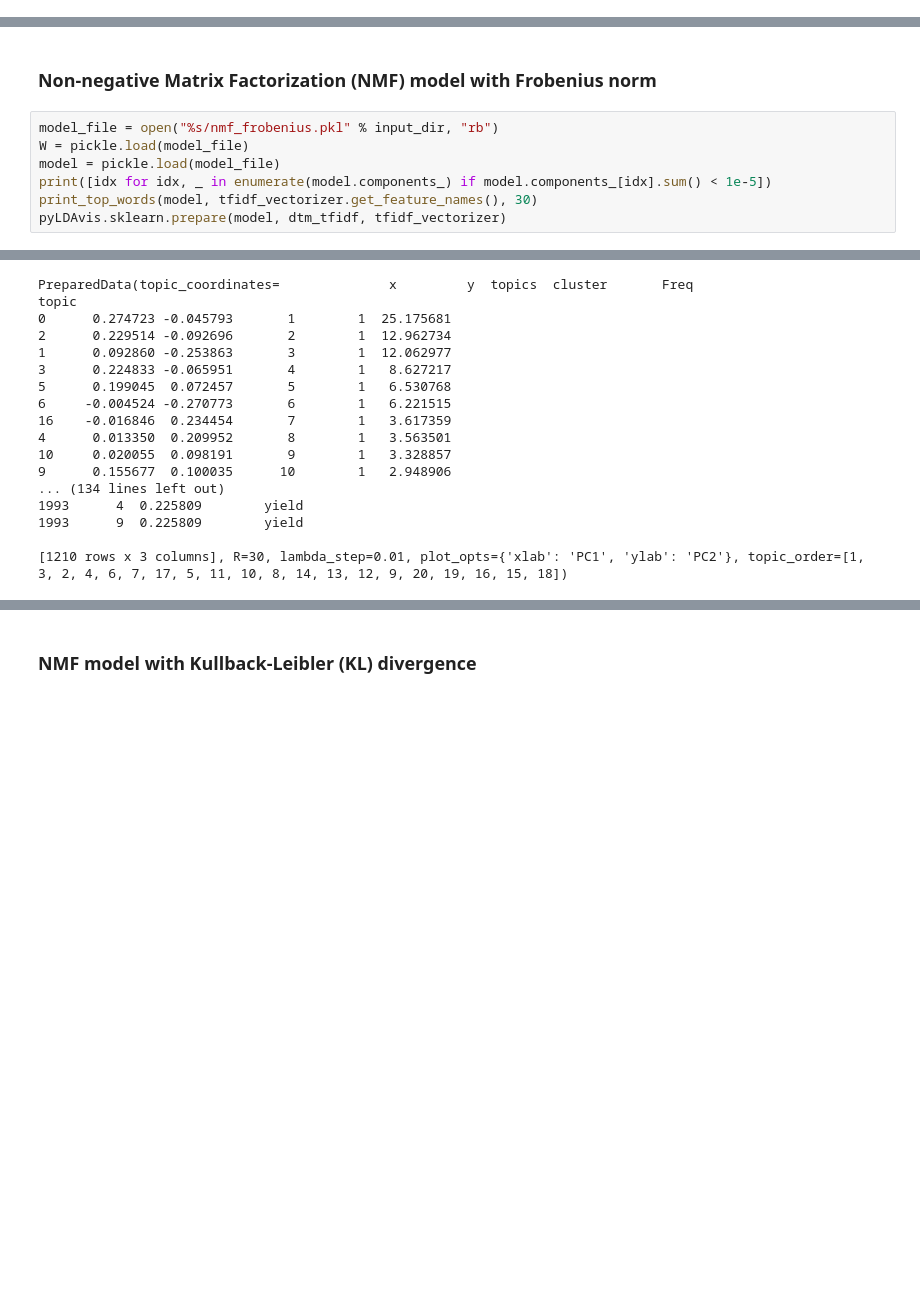
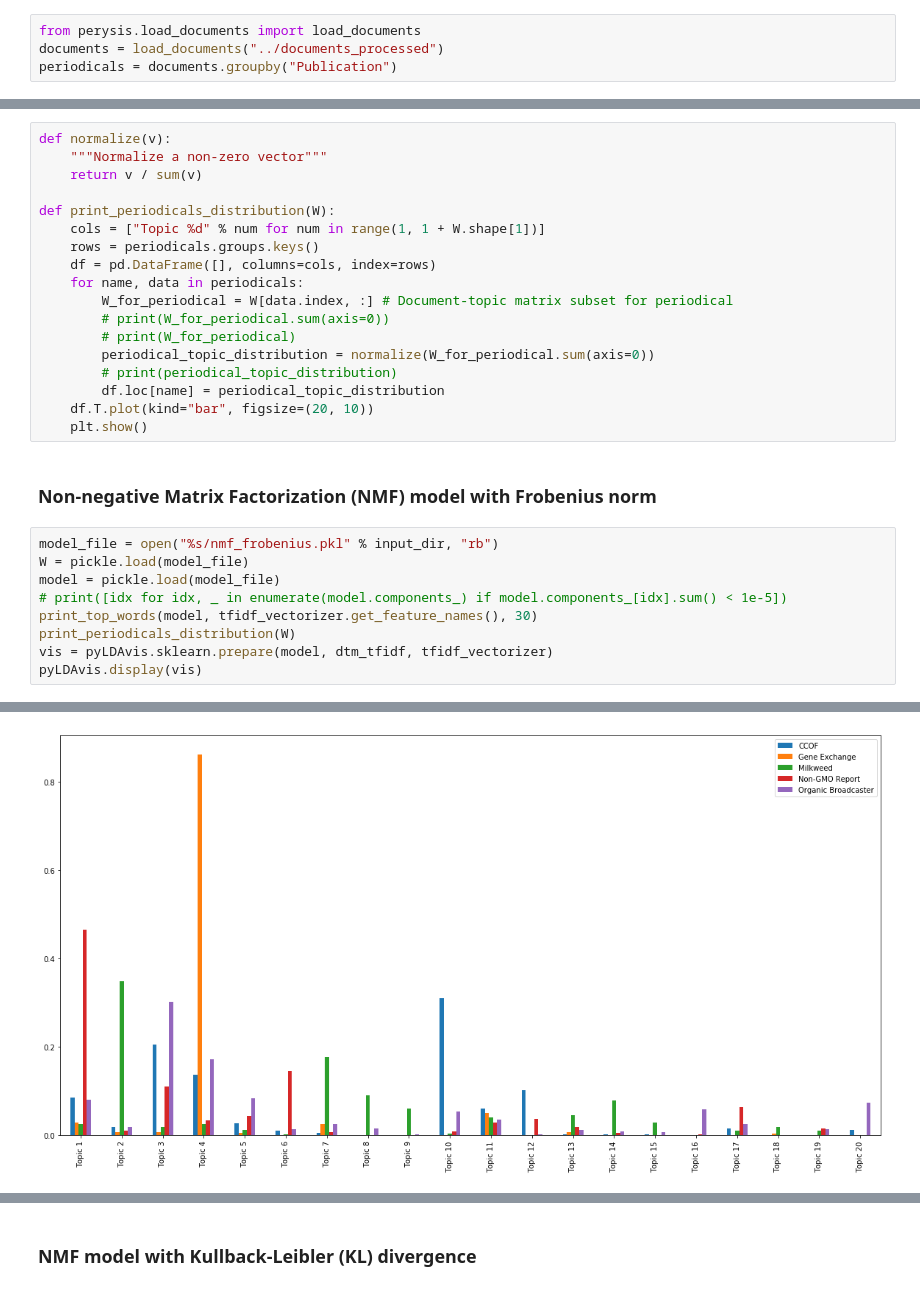
Before and after one commit to cloudbopper/periodicals-analysis, a Jupyter notebook: notebooks/topic_modeling.ipynb, the cells around one changed output, grey strips where cells are left out. Saved outputs shown, nothing was run; the diff lists cells and outputs as text; blank space fills up the shorter version.

Commit message:
Add visualization of topics per periodical

```diff
--- a/notebooks/topic_modeling.ipynb
+++ b/notebooks/topic_modeling.ipynb
@@ -20,3 +28,7 @@ subprocess.check_call(cmd, shell=True)
+# %%
+from perysis.load_documents import load_documents
+documents = load_documents("../documents_processed")
+periodicals = documents.groupby("Publication")
 # %% [markdown]
 ## Load document-term matrices (DTM)
 # %%
@@ -44,10 +59,30 @@ def print_top_words(model, feature_names, n_top_words):
+# %%
+def normalize(v):
+    """Normalize a non-zero vector"""
+    return v / sum(v)
+
+def print_periodicals_distribution(W):
+    cols = ["Topic %d" % num for num in range(1, 1 + W.shape[1])]
+    rows = periodicals.groups.keys()
+    df = pd.DataFrame([], columns=cols, index=rows)
+    for name, data in periodicals:
+        W_for_periodical = W[data.index, :] # Document-topic matrix subset for periodical
+        # print(W_for_periodical.sum(axis=0))
+        # print(W_for_periodical)
+        periodical_topic_distribution = normalize(W_for_periodical.sum(axis=0))
+        # print(periodical_topic_distribution)
+        df.loc[name] = periodical_topic_distribution
+    df.T.plot(kind="bar", figsize=(20, 10))
+    plt.show()
 # %% [markdown]
 ### Non-negative Matrix Factorization (NMF) model with Frobenius norm
 # %%
 model_file = open("%s/nmf_frobenius.pkl" % input_dir, "rb")
 W = pickle.load(model_file)
 model = pickle.load(model_file)
-print([idx for idx, _ in enumerate(model.components_) if model.components_[idx].sum() < 1e-5])
+# print([idx for idx, _ in enumerate(model.components_) if model.components_[idx].sum() < 1e-5])
 print_top_words(model, tfidf_vectorizer.get_feature_names(), 30)
-pyLDAvis.sklearn.prepare(model, dtm_tfidf, tfidf_vectorizer)
+print_periodicals_distribution(W)
+vis = pyLDAvis.sklearn.prepare(model, dtm_tfidf, tfidf_vectorizer)
+pyLDAvis.display(vis)
 # %% [output]
@@ -71,17 +106 @@ Topic #19: chapter trail membership audit notice broadcaster weed exchange mr me
-PreparedData(topic_coordinates=              x         y  topics  cluster       Freq
-topic
-0      0.274723 -0.045793       1        1  25.175681
-2      0.229514 -0.092696       2        1  12.962734
-1      0.092860 -0.253863       3        1  12.062977
-3      0.224833 -0.065951       4        1   8.627217
-5      0.199045  0.072457       5        1   6.530768
-6     -0.004524 -0.270773       6        1   6.221515
-16    -0.016846  0.234454       7        1   3.617359
-4      0.013350  0.209952       8        1   3.563501
-10     0.020055  0.098191       9        1   3.328857
-9      0.155677  0.100035      10        1   2.948906
-... (134 lines left out)
-1993      4  0.225809        yield
-1993      9  0.225809        yield
-
-[1210 rows x 3 columns], R=30, lambda_step=0.01, plot_opts={'xlab': 'PC1', 'ylab': 'PC2'}, topic_order=[1, 3, 2, 4, 6, 7, 17, 5, 11, 10, 8, 14, 13, 12, 9, 20, 19, 16, 15, 18])
+[figure, added]
```
Also changed, not shown: parts of 10 cells of this notebook.
